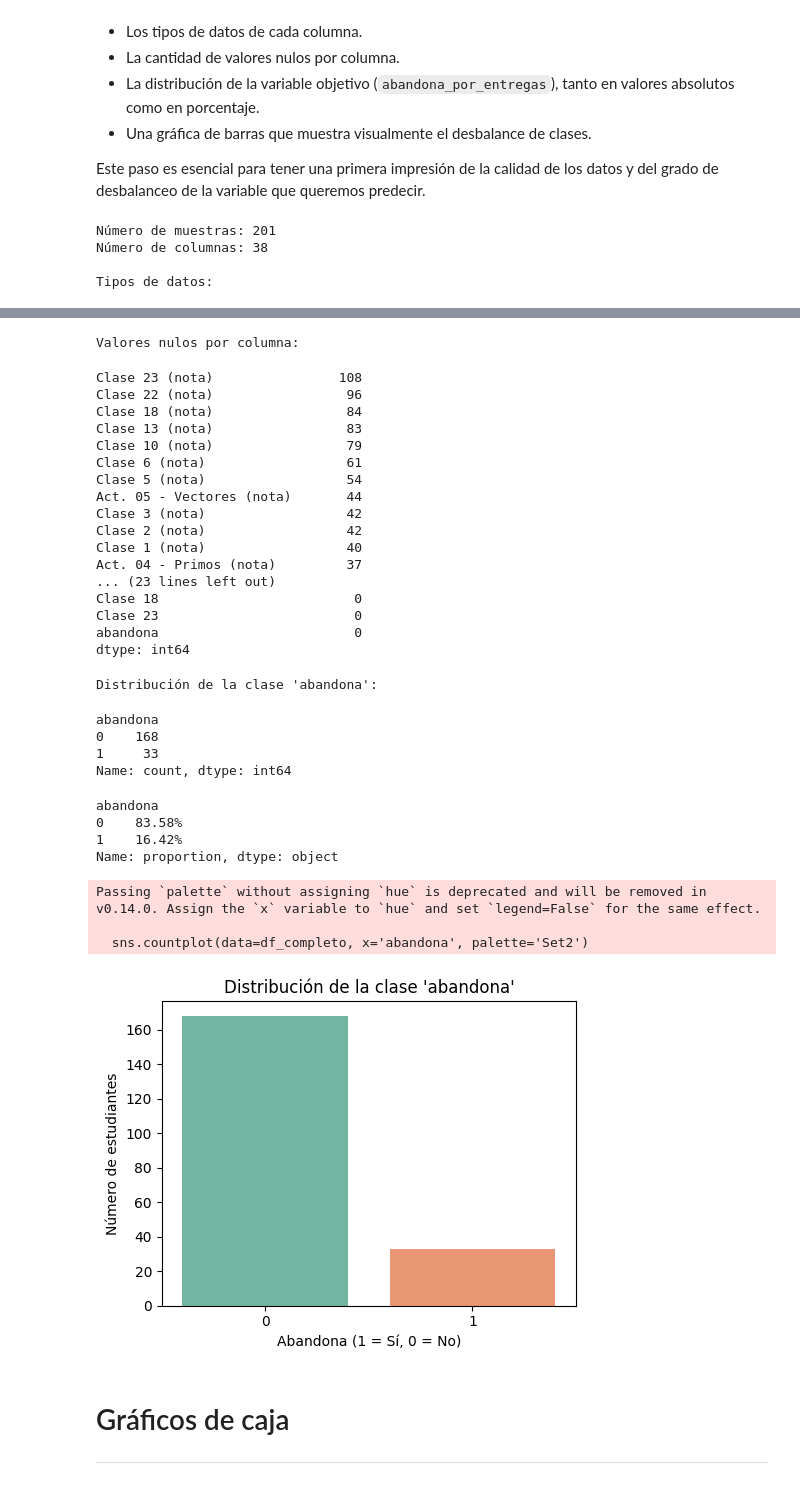
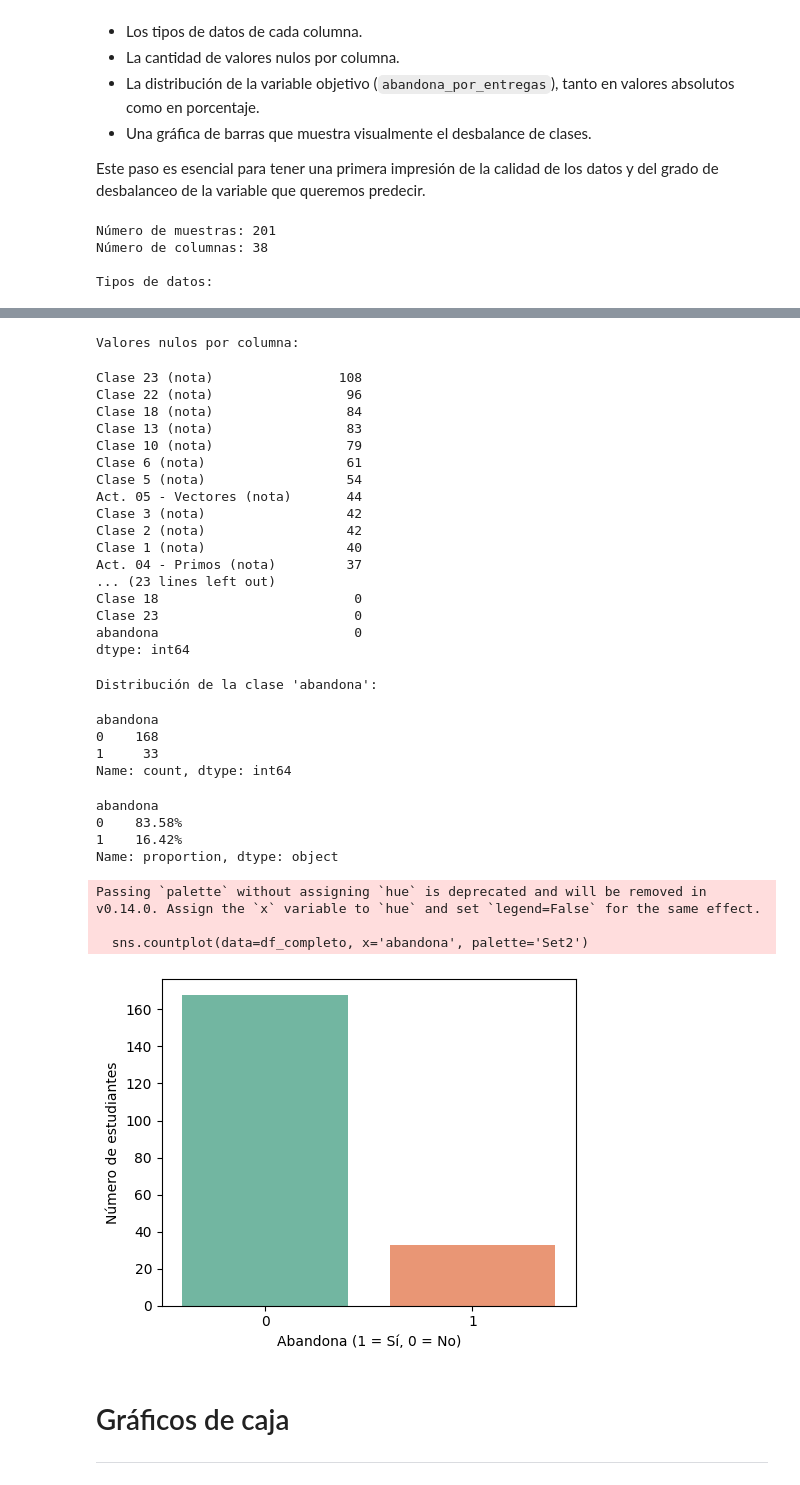
Before and after one commit to Cmanzano03/TFG_cmi_Moodle, a Jupyter notebook: notebooks/EDA/EDA_dataset_1.0.ipynb, the cells around one changed output, grey strips where cells are left out. Saved outputs shown, nothing was run; the diff lists cells and outputs as text; code cells hidden in the pictures.

```diff
--- a/notebooks/EDA/EDA_dataset_1.0.ipynb
+++ b/notebooks/EDA/EDA_dataset_1.0.ipynb
@@ -115,7 +115,6 @@ display(df_completo['abandona'].value_counts(normalize=True).apply(lambda x: f"{
 # Visualización de la distribución de clases
 plt.figure(figsize=(5, 4))
 sns.countplot(data=df_completo, x='abandona', palette='Set2')
-plt.title("Distribución de la clase 'abandona'")
 plt.xlabel("Abandona (1 = Sí, 0 = No)")
 plt.ylabel("Número de estudiantes")
 plt.tight_layout()
@@ -145,34 +144,34 @@ dtype: object
 Valores nulos por columna:
 Clase 23 (nota)                108
 Clase 22 (nota)                 96
 Clase 18 (nota)                 84
 Clase 13 (nota)                 83
 Clase 10 (nota)                 79
 Clase 6 (nota)                  61
 Clase 5 (nota)                  54
 Act. 05 - Vectores (nota)       44
 Clase 3 (nota)                  42
 Clase 2 (nota)                  42
 Clase 1 (nota)                  40
 Act. 04 - Primos (nota)         37
 ... (23 lines left out)
 Clase 18                         0
 Clase 23                         0
 abandona                         0
 dtype: int64
 Distribución de la clase 'abandona':
 abandona
 0    168
 1     33
 Name: count, dtype: int64
 abandona
 0    83.58%
 1    16.42%
 Name: proportion, dtype: object
 Passing `palette` without assigning `hue` is deprecated and will be removed in v0.14.0. Assign the `x` variable to `hue` and set `legend=False` for the same effect.
 
   sns.countplot(data=df_completo, x='abandona', palette='Set2')
-[figure, old version]
+[figure, new version]
 # %% [markdown]
 # Gráficos de caja
 ---
```
Also changed, not shown: 3 other files.
